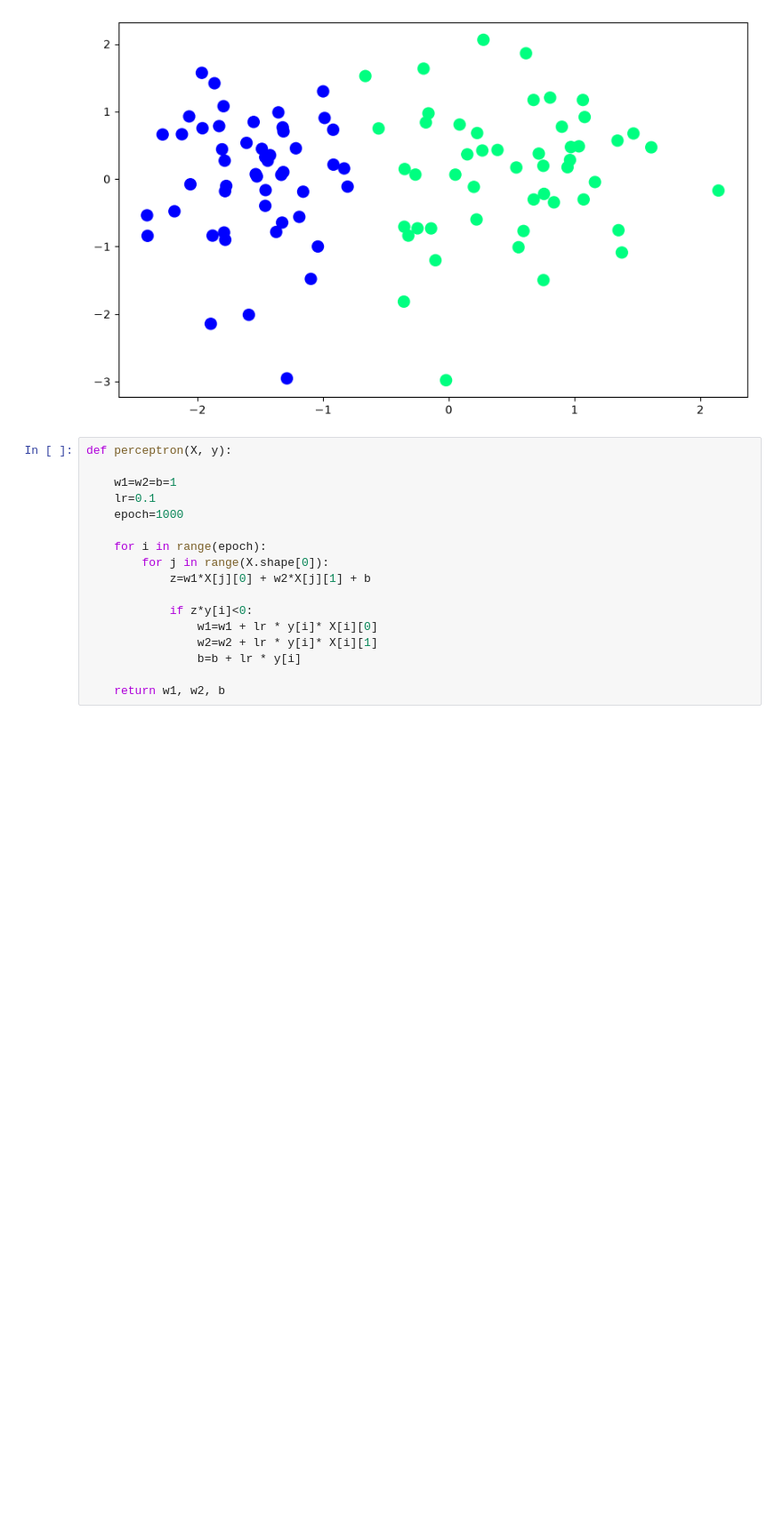
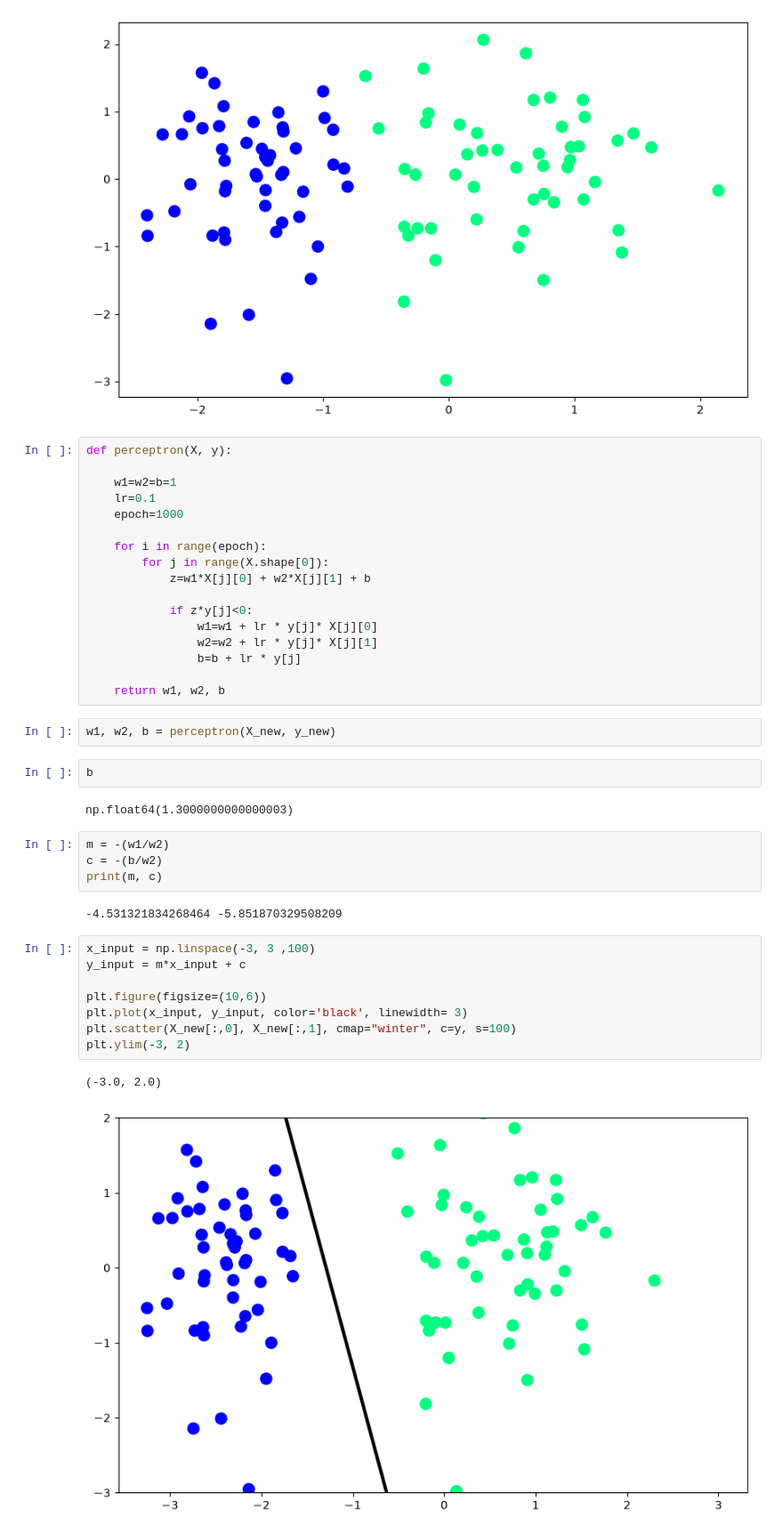
Before and after one commit to techphantom663/ML, a Jupyter notebook: 6.ipynb, the cells around one changed output. Shown at 89% size. Drawn from its saved outputs; the diff is of its cells as text; blank space fills up the shorter version.

```diff
--- a/6.ipynb
+++ b/6.ipynb
@@ -58,9 +58,32 @@ def perceptron(X, y):
         for j in range(X.shape[0]):
             z=w1*X[j][0] + w2*X[j][1] + b
 
-            if z*y[i]<0:
-                w1=w1 + lr * y[i]* X[i][0]
-                w2=w2 + lr * y[i]* X[i][1]
-                b=b + lr * y[i]
+            if z*y[j]<0:
+                w1=w1 + lr * y[j]* X[j][0]
+                w2=w2 + lr * y[j]* X[j][1]
+                b=b + lr * y[j]
 
     return w1, w2, b
+# %%
+w1, w2, b = perceptron(X_new, y_new)
+# %%
+b
+# %% [output]
+np.float64(1.3000000000000003)
+# %%
+m = -(w1/w2)
+c = -(b/w2)
+print(m, c)
+# %% [output]
+-4.531321834268464 -5.851870329508209
+# %%
+x_input = np.linspace(-3, 3 ,100)
+y_input = m*x_input + c
+
+plt.figure(figsize=(10,6))
+plt.plot(x_input, y_input, color='black', linewidth= 3)
+plt.scatter(X_new[:,0], X_new[:,1], cmap="winter", c=y, s=100)
+plt.ylim(-3, 2)
+# %% [output]
+(-3.0, 2.0)
+[figure, added]
```
Also changed, not shown: parts of 1 cell of this notebook.
